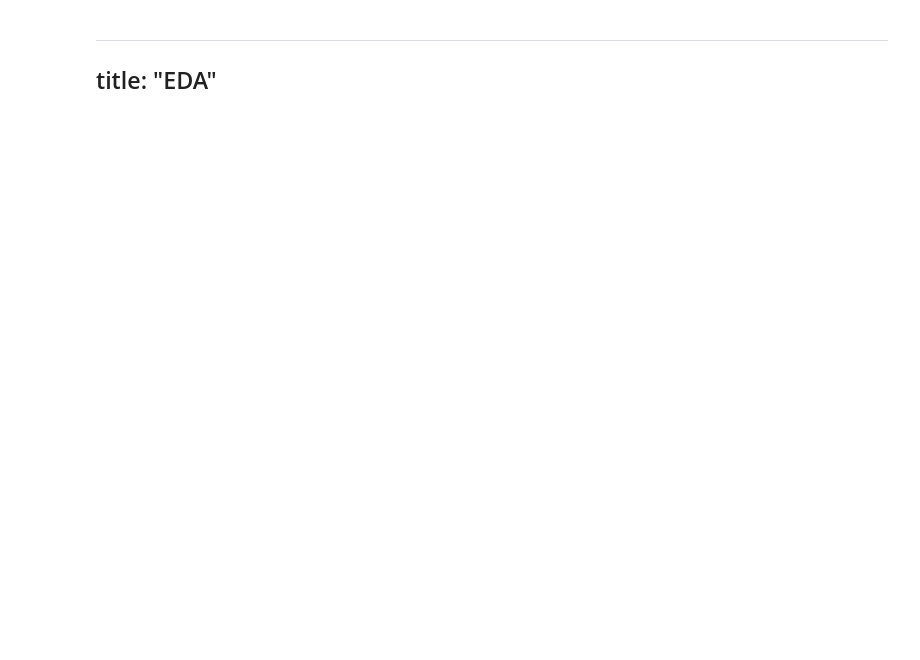
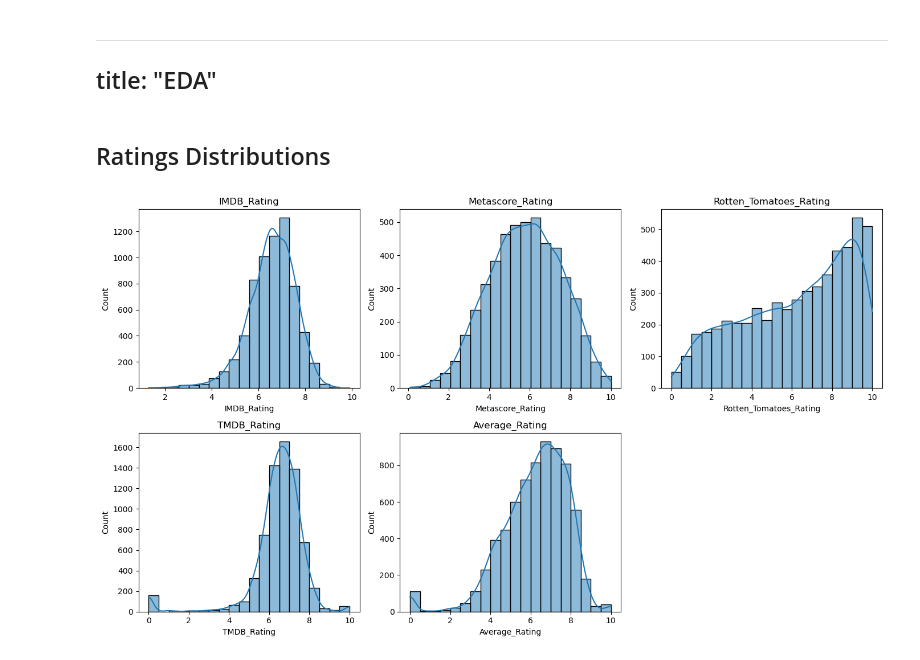
Before and after one commit to gentrylamb/dsan6400-final-project, a Jupyter notebook: code/eda.ipynb, the cells around one changed output. Drawn from its saved outputs; the diff is of its cells as text; code cells hidden in the pictures; blank space fills up the shorter version.

Commit message:
Added plots

```diff
--- a/code/eda.ipynb
+++ b/code/eda.ipynb
@@ -48,0 +14,24 @@ with open("../data/movie_graph.pkl", "rb") as f:
+# %%
+df = pd.read_csv("../data/processed/cleaned_movies.csv")
+# %%
+list_columns = ["Genre", "Actors", "Directors"]
+
+for col in list_columns:
+    df[col] = df[col].apply(lambda x: literal_eval(x) if isinstance(x, str) else [])
+# %% [markdown]
+## Ratings Distributions
+# %%
+ratings = ["IMDB_Rating", "Metascore_Rating", "Rotten_Tomatoes_Rating", "TMDB_Rating", "Average_Rating"]
+
+plt.figure(figsize = (14, 8))
+
+
+for i, rating in enumerate(ratings, 1):
+    plt.subplot(2, 3, i)
+    sns.histplot(df[rating].dropna(), kde = True, bins = 20)
+    plt.title(rating)
+
+plt.tight_layout()
+plt.show()
+# %% [output]
+[figure, added]
```
Also changed, not shown: parts of 12 cells of this notebook.
